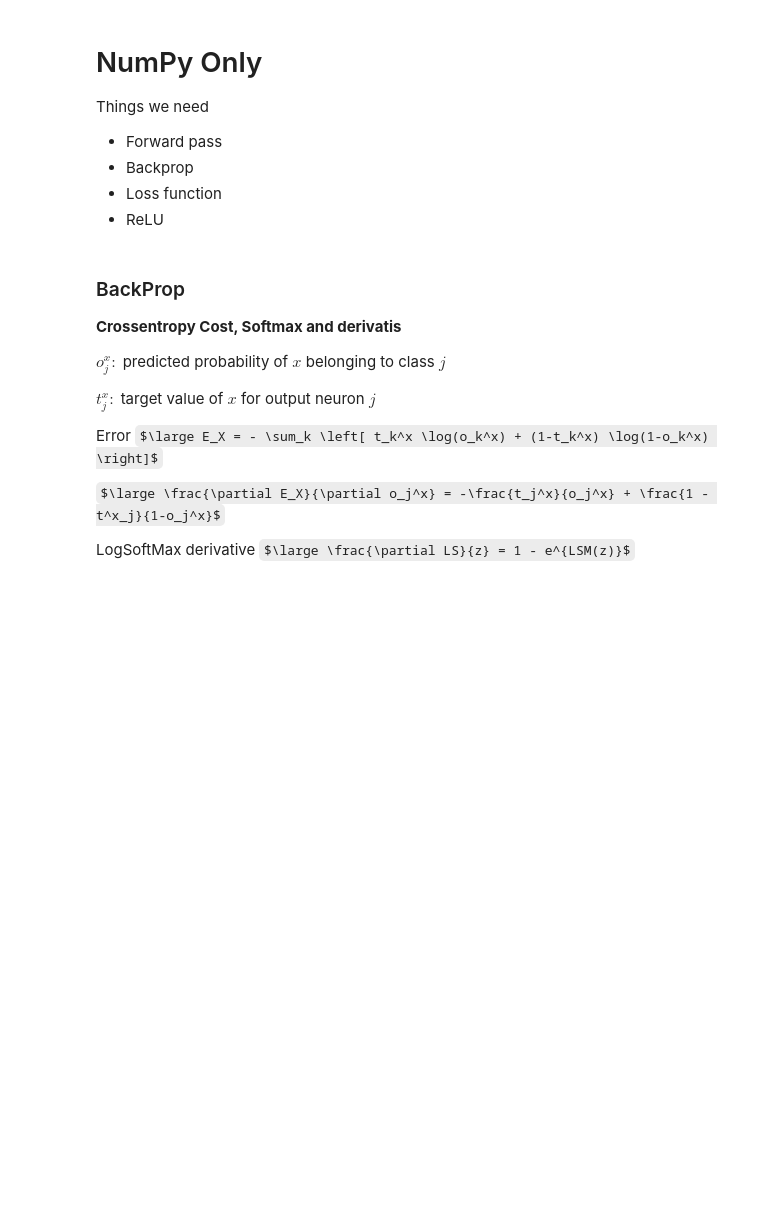
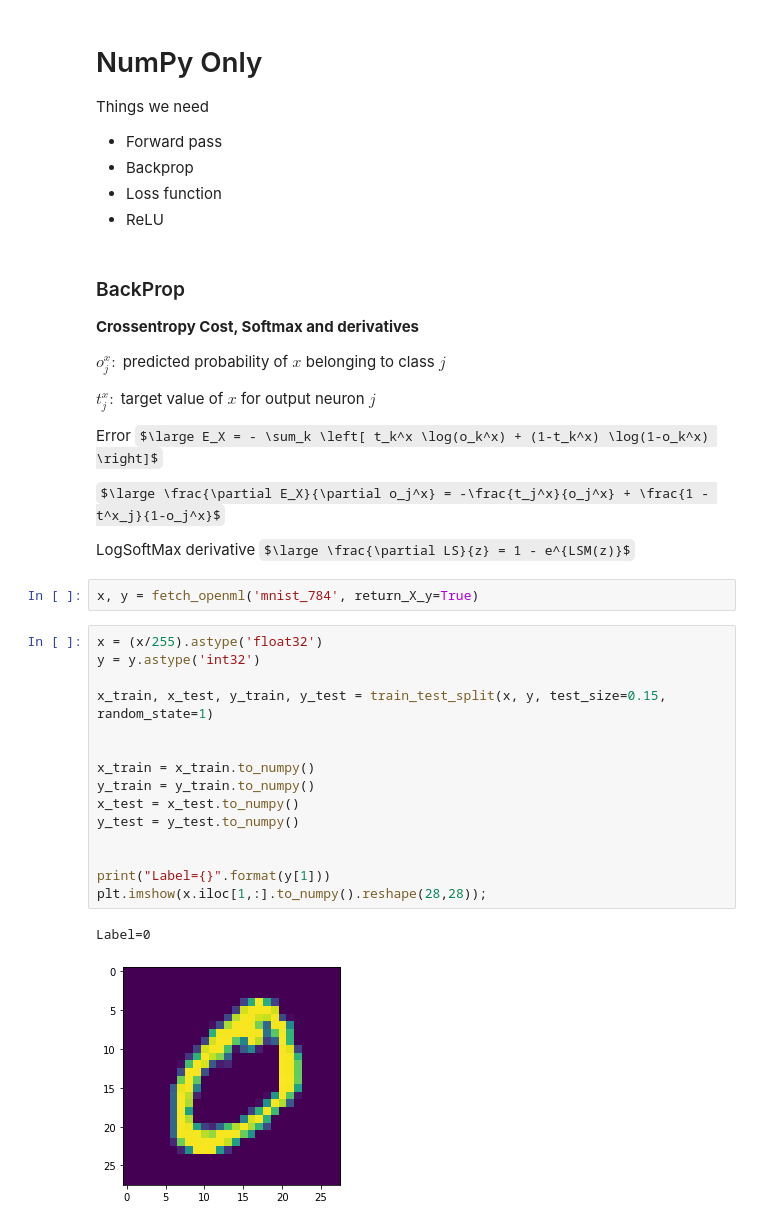
Before and after one commit to SamGijsen/MNIST_in_NumPy, a Jupyter notebook: MNIST_from_scratch.ipynb, the cells around one changed output. Saved outputs shown, nothing was run; the diff lists cells and outputs as text; some formulas as TeX source; blank space fills up the shorter version.

```diff
--- a/MNIST_from_scratch.ipynb
+++ b/MNIST_from_scratch.ipynb
@@ -142,7 +145,7 @@ Things we need
 # %% [markdown]
 ### BackProp
 
-**Crossentropy Cost, Softmax and derivatis**
+**Crossentropy Cost, Softmax and derivatives**
 
 $o^x_j:$ predicted probability of $x$ belonging to class $j$
 
@@ -153,3 +156,23 @@ Error $\large E_X = - \sum_k \left[ t_k^x \log(o_k^x) + (1-t_k^x) \log(1-o_k^x)
 $\large \frac{\partial E_X}{\partial o_j^x} = -\frac{t_j^x}{o_j^x} + \frac{1 - t^x_j}{1-o_j^x}$
 
 LogSoftMax derivative $\large \frac{\partial LS}{z} = 1 - e^{LSM(z)}$
+# %%
+x, y = fetch_openml('mnist_784', return_X_y=True)
+# %%
+x = (x/255).astype('float32')
+y = y.astype('int32')
+
+x_train, x_test, y_train, y_test = train_test_split(x, y, test_size=0.15, random_state=1)
+
+
+x_train = x_train.to_numpy()
+y_train = y_train.to_numpy()
+x_test = x_test.to_numpy()
+y_test = y_test.to_numpy()
+
+
+print("Label={}".format(y[1]))
+plt.imshow(x.iloc[1,:].to_numpy().reshape(28,28));
+# %% [output]
+Label=0
+[figure, added]
```
Also changed, not shown: parts of 9 cells of this notebook.
